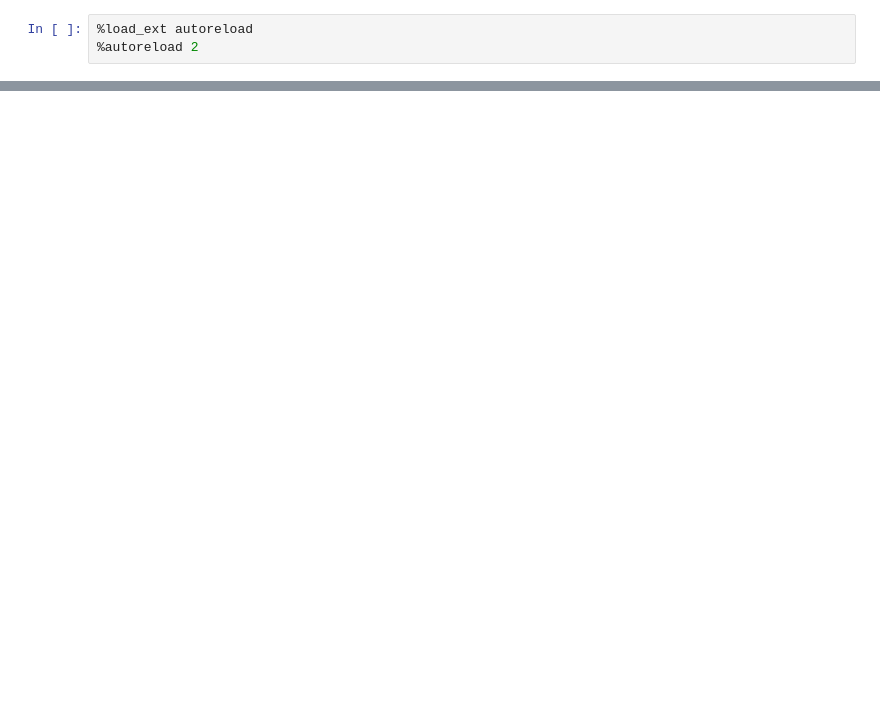
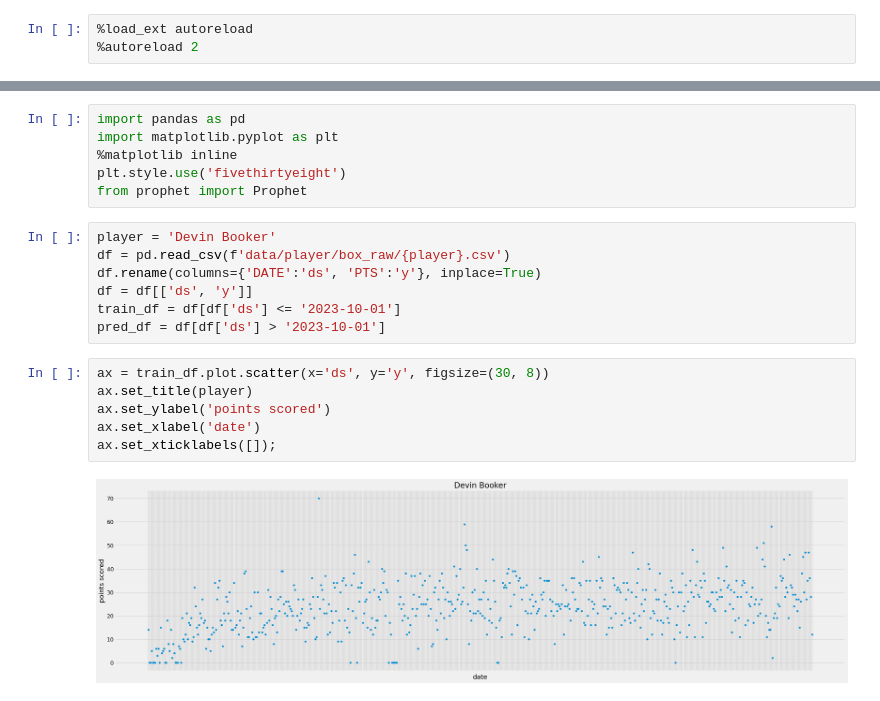
Before and after one commit to samharshe/TBN, a Jupyter notebook: scratch.ipynb, the cells around one changed output, grey strips where cells are left out. Saved outputs shown, nothing was run; the diff lists cells and outputs as text; blank space fills up the shorter version.

Commit message:
playing around with prophet

```diff
--- a/scratch.ipynb
+++ b/scratch.ipynb
@@ -84,0 +4,21 @@ Run summary:
+# %%
+import pandas as pd
+import matplotlib.pyplot as plt
+%matplotlib inline
+plt.style.use('fivethirtyeight')
+from prophet import Prophet
+# %%
+player = 'Devin Booker'
+df = pd.read_csv(f'data/player/box_raw/{player}.csv')
+df.rename(columns={'DATE':'ds', 'PTS':'y'}, inplace=True)
+df = df[['ds', 'y']]
+train_df = df[df['ds'] <= '2023-10-01']
+pred_df = df[df['ds'] > '2023-10-01']
+# %%
+ax = train_df.plot.scatter(x='ds', y='y', figsize=(30, 8))
+ax.set_title(player)
+ax.set_ylabel('points scored')
+ax.set_xlabel('date')
+ax.set_xticklabels([]);
+# %% [output]
+[figure, added]
```
Also changed, not shown: parts of 10 cells of this notebook.
